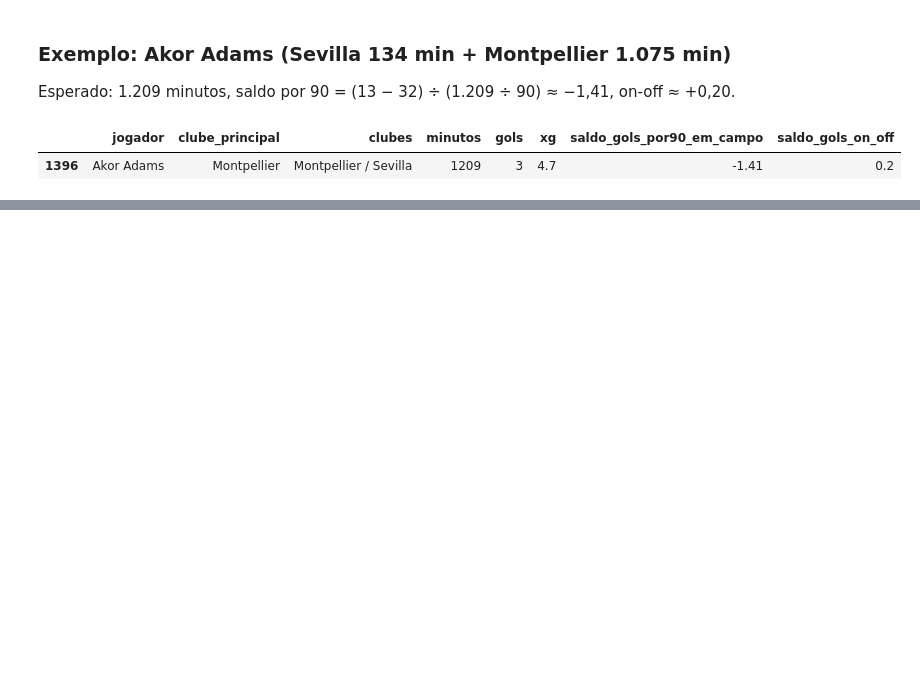
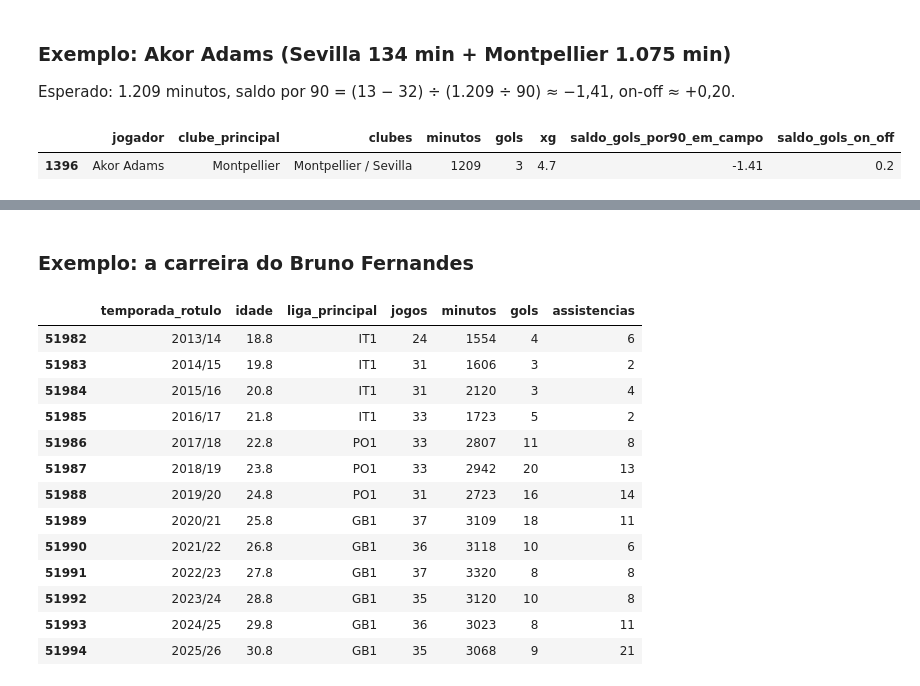
Before and after one commit to kayque-ctrl/scouting, a Jupyter notebook: notebooks/01_preparacao_dados.ipynb, the cells around one changed output, grey strips where cells are left out. Drawn from its saved outputs; the diff is of its cells as text; code cells hidden in the pictures; blank space fills up the shorter version.

Commit message:
feat: passo 1.3 - historico por temporada do Transfermarkt

```diff
--- a/notebooks/01_preparacao_dados.ipynb
+++ b/notebooks/01_preparacao_dados.ipynb
@@ -86,0 +94,9 @@ jogadores.loc[jogadores["jogador"] == "Akor Adams", colunas].round(2)
+# %%
+from scouting.carregar import carregar_aparicoes_tm, carregar_jogadores_tm, carregar_jogos_tm
+from scouting.historico import montar_historico
+
+aparicoes = carregar_aparicoes_tm()
+jogos_tm = carregar_jogos_tm()
+jogadores_tm = carregar_jogadores_tm()
+historico = montar_historico(aparicoes, jogos_tm, jogadores_tm)
+print(f"{len(historico):,} linhas (jogador x temporada) | {historico['id_jogador'].nunique():,} jogadores")
@@ -86,0 +143,21 @@ jogadores.loc[jogadores["jogador"] == "Akor Adams", colunas].round(2)
+# %% [markdown]
+### Exemplo: a carreira do Bruno Fernandes
+# %%
+historico[historico["nome"] == "Bruno Fernandes"][
+    ["temporada_rotulo", "idade", "liga_principal", "jogos", "minutos", "gols", "assistencias"]
+].round(1)
+# %% [output]
+|  | temporada_rotulo | idade | liga_principal | jogos | minutos | gols | assistencias |
+| 51982 | 2013/14 | 18.8 | IT1 | 24 | 1554 | 4 | 6 |
+| 51983 | 2014/15 | 19.8 | IT1 | 31 | 1606 | 3 | 2 |
+| 51984 | 2015/16 | 20.8 | IT1 | 31 | 2120 | 3 | 4 |
+| 51985 | 2016/17 | 21.8 | IT1 | 33 | 1723 | 5 | 2 |
+| 51986 | 2017/18 | 22.8 | PO1 | 33 | 2807 | 11 | 8 |
+| 51987 | 2018/19 | 23.8 | PO1 | 33 | 2942 | 20 | 13 |
+| 51988 | 2019/20 | 24.8 | PO1 | 31 | 2723 | 16 | 14 |
+| 51989 | 2020/21 | 25.8 | GB1 | 37 | 3109 | 18 | 11 |
+| 51990 | 2021/22 | 26.8 | GB1 | 36 | 3118 | 10 | 6 |
+| 51991 | 2022/23 | 27.8 | GB1 | 37 | 3320 | 8 | 8 |
+| 51992 | 2023/24 | 28.8 | GB1 | 35 | 3120 | 10 | 8 |
+| 51993 | 2024/25 | 29.8 | GB1 | 36 | 3023 | 8 | 11 |
+| 51994 | 2025/26 | 30.8 | GB1 | 35 | 3068 | 9 | 21 |
```
Also changed, not shown: parts of 7 cells of this notebook, 3 other files.
